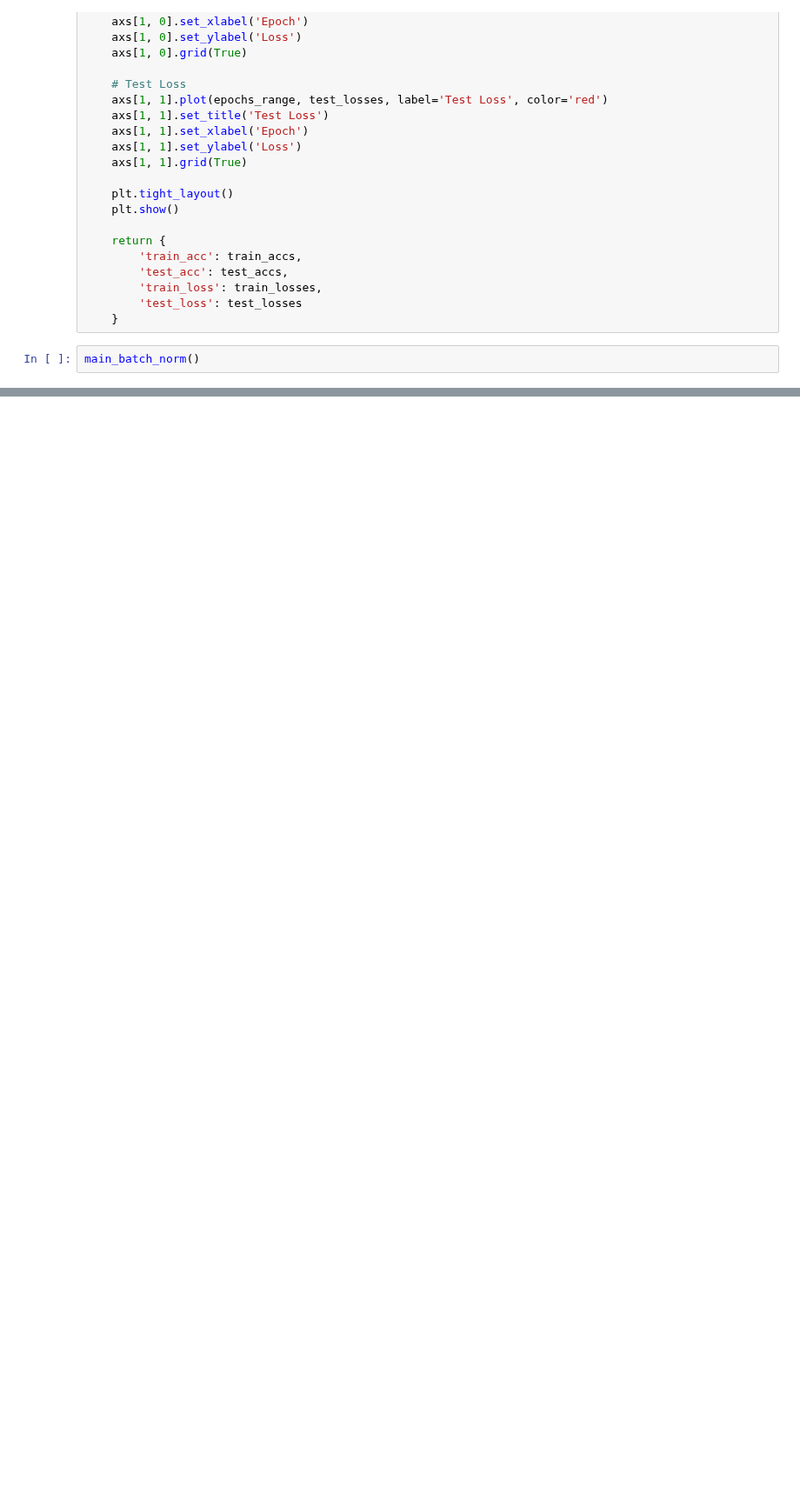
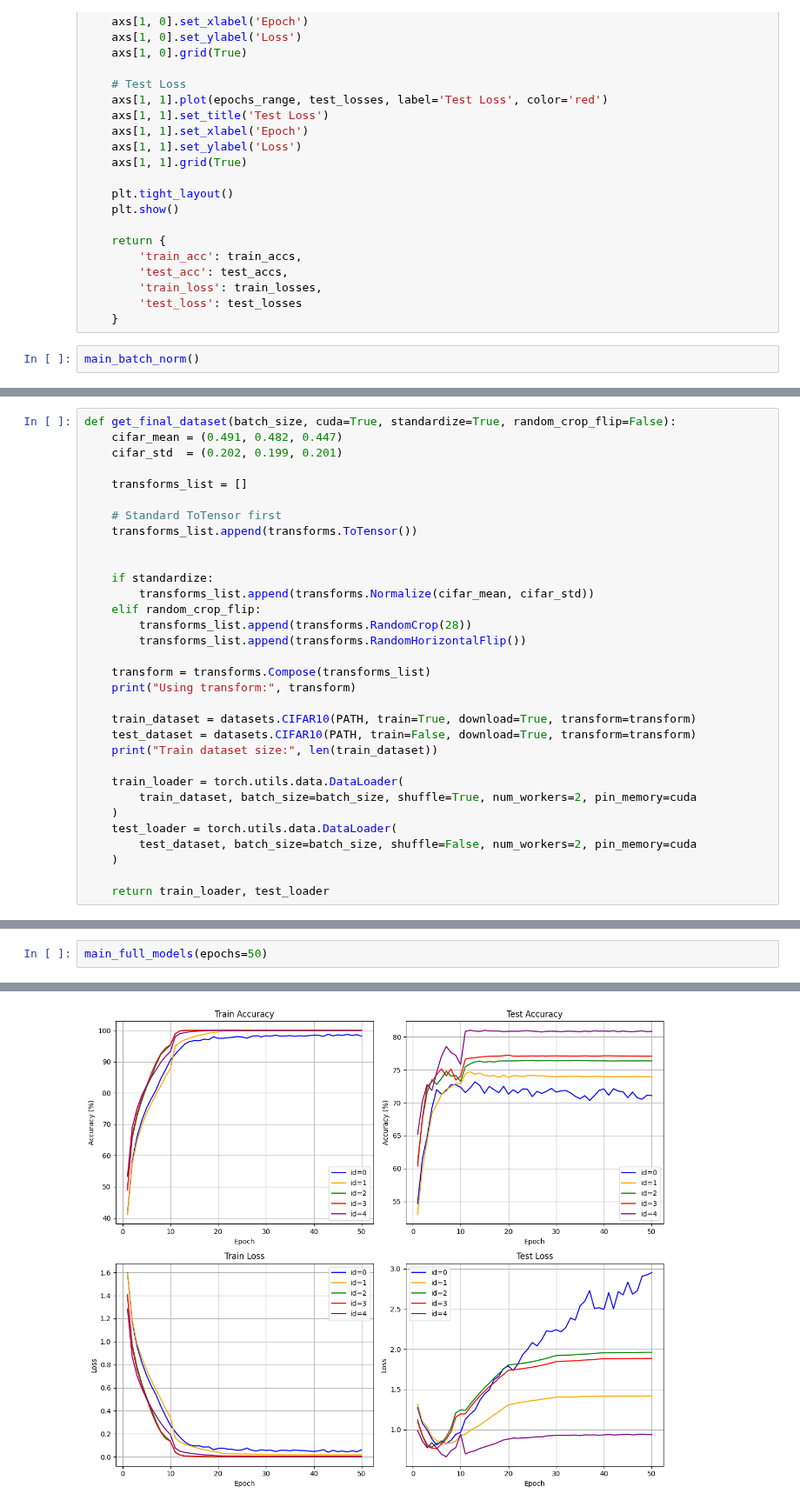
Before and after one commit to Titouaaaan/M2-MIND, a Jupyter notebook: RDFIA/TME2/1_cd_CNNs.ipynb, the cells around one changed output, grey strips where cells are left out. Shown at 87% size. Drawn from its saved outputs; the diff is of its cells as text; blank space fills up the shorter version.

```diff
--- a/RDFIA/TME2/1_cd_CNNs.ipynb
+++ b/RDFIA/TME2/1_cd_CNNs.ipynb
@@ -1643,0 +1674,32 @@ $$
+# %%
+def get_final_dataset(batch_size, cuda=True, standardize=True, random_crop_flip=False):
+    cifar_mean = (0.491, 0.482, 0.447)
+    cifar_std  = (0.202, 0.199, 0.201)
+
+    transforms_list = []
+
+    # Standard ToTensor first
+    transforms_list.append(transforms.ToTensor())
+
+
+    if standardize:
+        transforms_list.append(transforms.Normalize(cifar_mean, cifar_std))
+    elif random_crop_flip:
+        transforms_list.append(transforms.RandomCrop(28))
+        transforms_list.append(transforms.RandomHorizontalFlip())
+
+    transform = transforms.Compose(transforms_list)
+    print("Using transform:", transform)
+
+    train_dataset = datasets.CIFAR10(PATH, train=True, download=True, transform=transform)
+    test_dataset = datasets.CIFAR10(PATH, train=False, download=True, transform=transform)
+    print("Train dataset size:", len(train_dataset))
+
+    train_loader = torch.utils.data.DataLoader(
+        train_dataset, batch_size=batch_size, shuffle=True, num_workers=2, pin_memory=cuda
+    )
+    test_loader = torch.utils.data.DataLoader(
+        test_dataset, batch_size=batch_size, shuffle=False, num_workers=2, pin_memory=cuda
+    )
+
+    return train_loader, test_loader
@@ -1643,0 +1831,3 @@ $$
+# %%
+main_full_models(epochs=50)
+# %% [output]
@@ -1643,0 +1851 @@ $$
+[figure, added]
```
Also changed, not shown: parts of 5 cells of this notebook.
